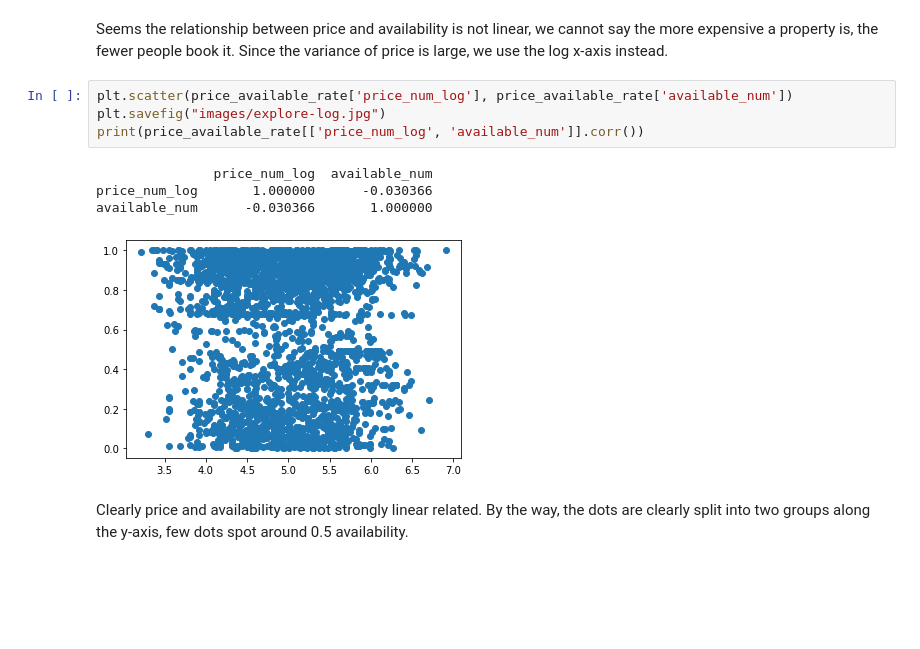
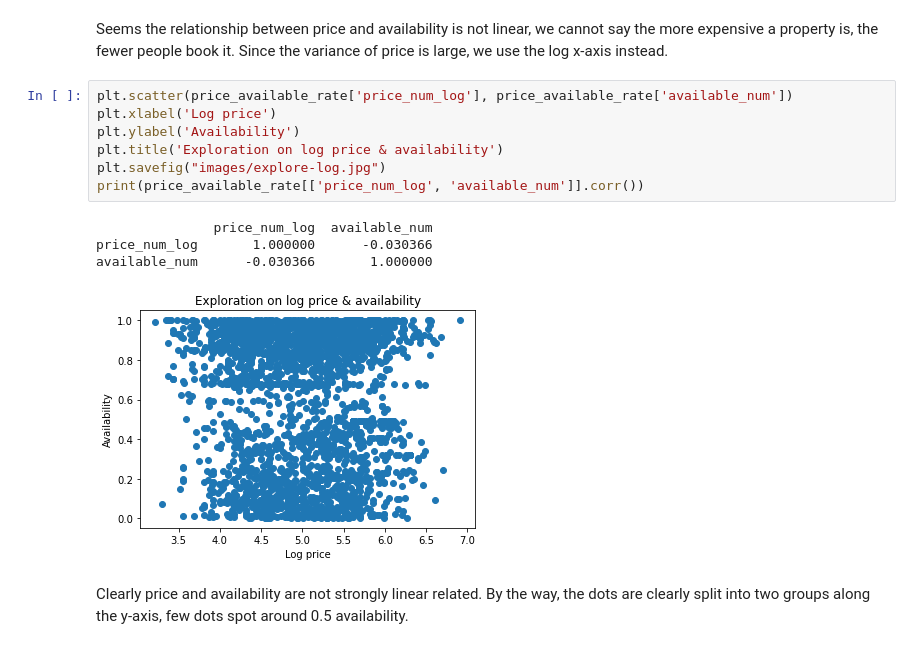
Before and after one commit to cenkai88/data-exploration-Airbnb-Boston, a Jupyter notebook: explore.ipynb, the cells around one changed output. Saved outputs shown, nothing was run; the diff lists cells and outputs as text; blank space fills up the shorter version.

```diff
--- a/explore.ipynb
+++ b/explore.ipynb
@@ -43,13 +58,16 @@ plt.savefig("images/explore.jpg")
 Seems the relationship between price and availability is not linear, we cannot say the more expensive a property is, the fewer people book it. Since the variance of price is large, we use the log x-axis instead.
 # %%
 plt.scatter(price_available_rate['price_num_log'], price_available_rate['available_num'])
+plt.xlabel('Log price')
+plt.ylabel('Availability')
+plt.title('Exploration on log price & availability')
 plt.savefig("images/explore-log.jpg")
 print(price_available_rate[['price_num_log', 'available_num']].corr())
 # %% [output]
                price_num_log  available_num
 price_num_log       1.000000      -0.030366
 available_num      -0.030366       1.000000
-[figure, old version]
+[figure, new version]
 # %% [markdown]
 Clearly price and availability are not strongly linear related. By the way, the dots are clearly split into two groups along the y-axis, few dots spot around 0.5 availability.
 # %% [markdown]
```
Also changed, not shown: parts of 14 cells of this notebook, 7 other files.
